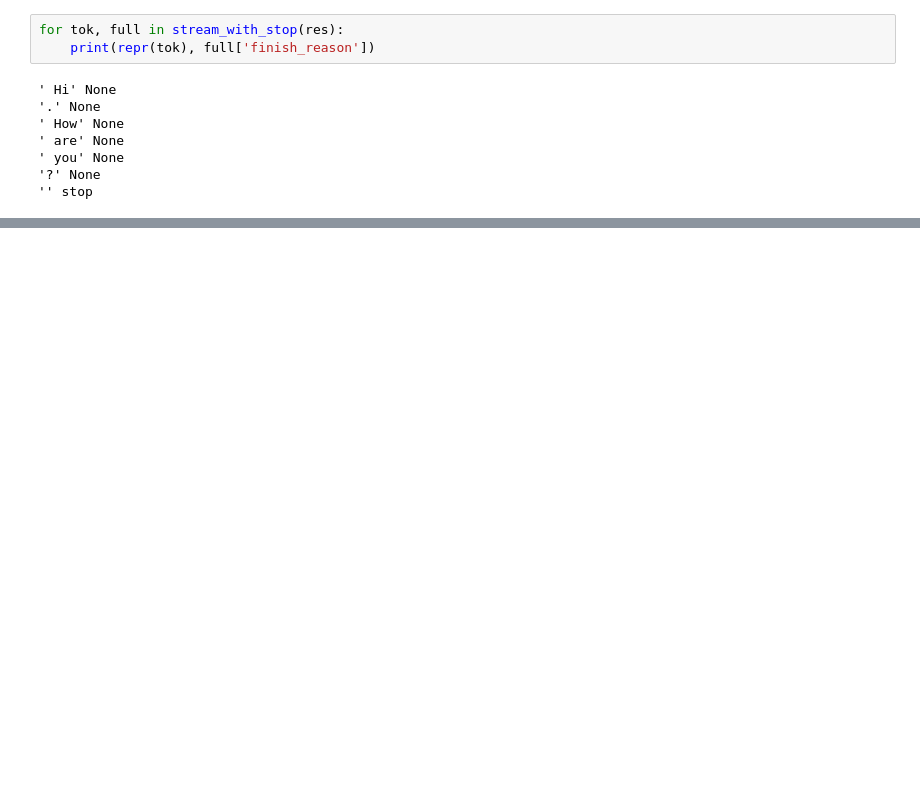
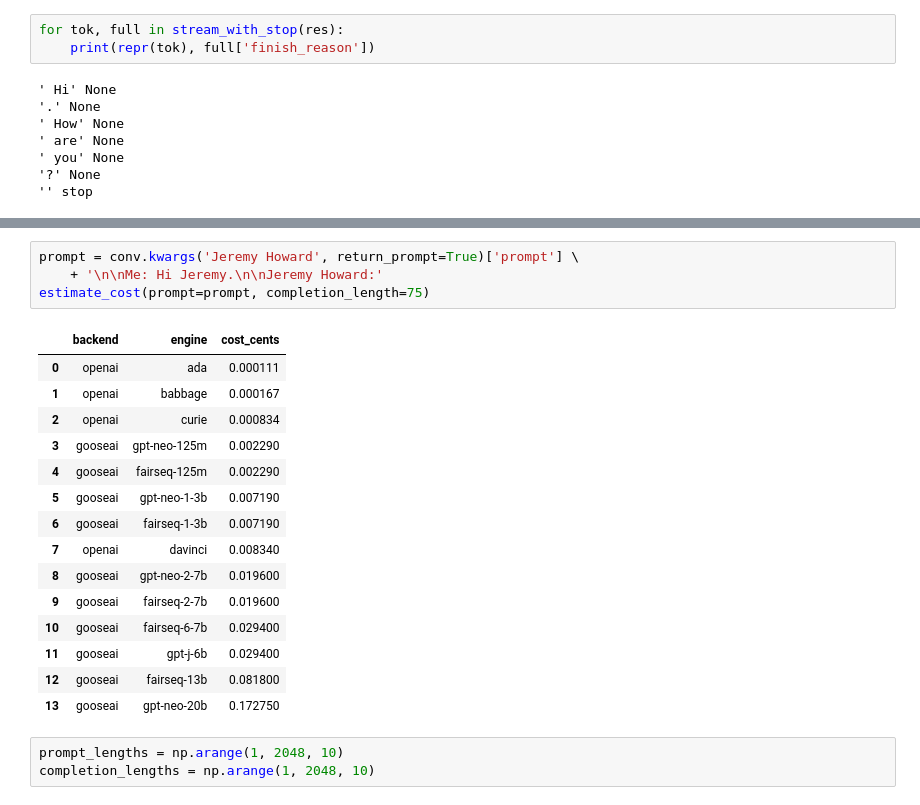
Before and after one commit to hdmamin/jabberwocky, a Jupyter notebook: notebooks/nb015-fix-openai-api-issue.ipynb, the cells around one changed output, grey strips where cells are left out. Saved outputs shown, nothing was run; the diff lists cells and outputs as text; blank space fills up the shorter version.

```diff
--- a/notebooks/nb015-fix-openai-api-issue.ipynb
+++ b/notebooks/nb015-fix-openai-api-issue.ipynb
@@ -414,0 +491,23 @@ for tok, full in stream_with_stop(res):
+# %%
+prompt = conv.kwargs('Jeremy Howard', return_prompt=True)['prompt'] \
+    + '\n\nMe: Hi Jeremy.\n\nJeremy Howard:'
+estimate_cost(prompt=prompt, completion_length=75)
+# %% [output]
+|  | backend | engine | cost_cents |
+| 0 | openai | ada | 0.000111 |
+| 1 | openai | babbage | 0.000167 |
+| 2 | openai | curie | 0.000834 |
+| 3 | gooseai | gpt-neo-125m | 0.002290 |
+| 4 | gooseai | fairseq-125m | 0.002290 |
+| 5 | gooseai | gpt-neo-1-3b | 0.007190 |
+| 6 | gooseai | fairseq-1-3b | 0.007190 |
+| 7 | openai | davinci | 0.008340 |
+| 8 | gooseai | gpt-neo-2-7b | 0.019600 |
+| 9 | gooseai | fairseq-2-7b | 0.019600 |
+| 10 | gooseai | fairseq-6-7b | 0.029400 |
+| 11 | gooseai | gpt-j-6b | 0.029400 |
+| 12 | gooseai | fairseq-13b | 0.081800 |
+| 13 | gooseai | gpt-neo-20b | 0.172750 |
+# %%
+prompt_lengths = np.arange(1, 2048, 10)
+completion_lengths = np.arange(1, 2048, 10)
```
Also changed, not shown: parts of 11 cells of this notebook, 4 other files.
